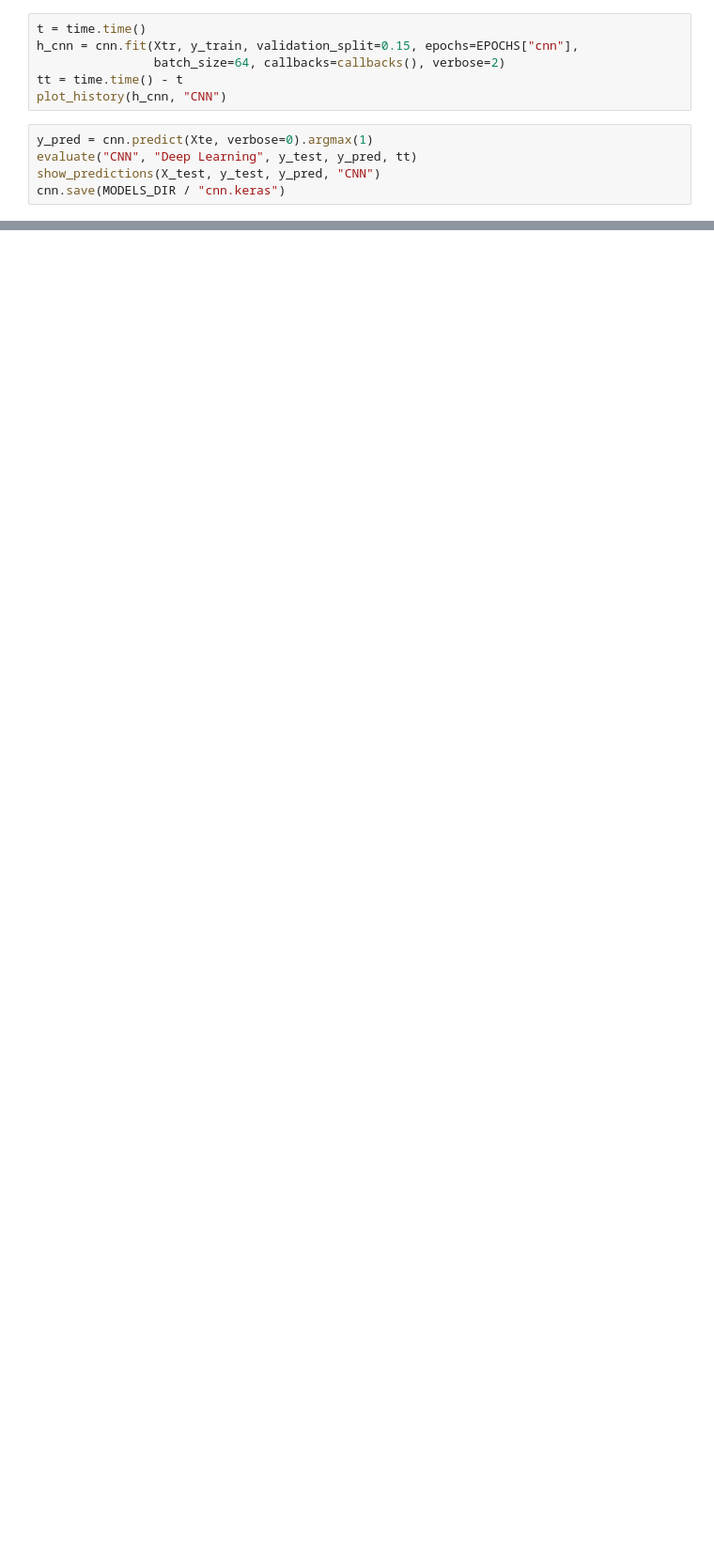
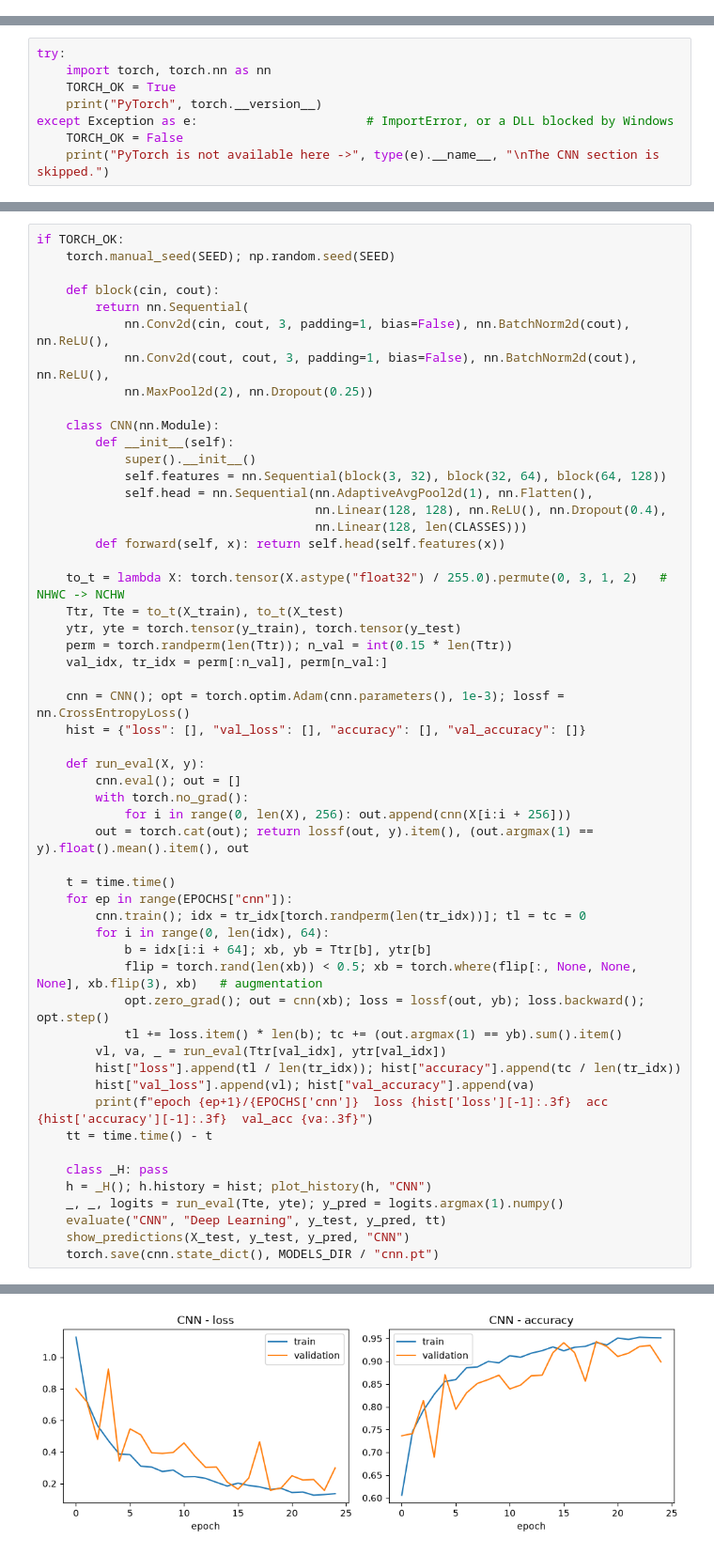
Before and after one commit to baliemna2222-dev/image-classification-ml, a Jupyter notebook: notebooks/04_deep_learning.ipynb, the cells around one changed output, grey strips where cells are left out. Shown at 94% size. Drawn from its saved outputs; the diff is of its cells as text; blank space fills up the shorter version.

```diff
--- a/notebooks/04_deep_learning.ipynb
+++ b/notebooks/04_deep_learning.ipynb
@@ -87,11 +105,0 @@ compile_(cnn); cnn.summary()
-# %%
-t = time.time()
-h_cnn = cnn.fit(Xtr, y_train, validation_split=0.15, epochs=EPOCHS["cnn"],
-                batch_size=64, callbacks=callbacks(), verbose=2)
-tt = time.time() - t
-plot_history(h_cnn, "CNN")
-# %%
-y_pred = cnn.predict(Xte, verbose=0).argmax(1)
-evaluate("CNN", "Deep Learning", y_test, y_pred, tt)
-show_predictions(X_test, y_test, y_pred, "CNN")
-cnn.save(MODELS_DIR / "cnn.keras")
@@ -99,0 +106,8 @@ cnn.save(MODELS_DIR / "cnn.keras")
+# %%
+try:
+    import torch, torch.nn as nn
+    TORCH_OK = True
+    print("PyTorch", torch.__version__)
+except Exception as e:                       # ImportError, or a DLL blocked by Windows
+    TORCH_OK = False
+    print("PyTorch is not available here ->", type(e).__name__, "\nThe CNN section is skipped.")
@@ -99,0 +116,55 @@ cnn.save(MODELS_DIR / "cnn.keras")
+# %%
+if TORCH_OK:
+    torch.manual_seed(SEED); np.random.seed(SEED)
+
+    def block(cin, cout):
+        return nn.Sequential(
+            nn.Conv2d(cin, cout, 3, padding=1, bias=False), nn.BatchNorm2d(cout), nn.ReLU(),
+            nn.Conv2d(cout, cout, 3, padding=1, bias=False), nn.BatchNorm2d(cout), nn.ReLU(),
+            nn.MaxPool2d(2), nn.Dropout(0.25))
+
+    class CNN(nn.Module):
+        def __init__(self):
+            super().__init__()
+            self.features = nn.Sequential(block(3, 32), block(32, 64), block(64, 128))
+            self.head = nn.Sequential(nn.AdaptiveAvgPool2d(1), nn.Flatten(),
+                                      nn.Linear(128, 128), nn.ReLU(), nn.Dropout(0.4),
+                                      nn.Linear(128, len(CLASSES)))
+        def forward(self, x): return self.head(self.features(x))
+
+    to_t = lambda X: torch.tensor(X.astype("float32") / 255.0).permute(0, 3, 1, 2)   # NHWC -> NCHW
+    Ttr, Tte = to_t(X_train), to_t(X_test)
+    ytr, yte = torch.tensor(y_train), torch.tensor(y_test)
+    perm = torch.randperm(len(Ttr)); n_val = int(0.15 * len(Ttr))
+    val_idx, tr_idx = perm[:n_val], perm[n_val:]
+
+    cnn = CNN(); opt = torch.optim.Adam(cnn.parameters(), 1e-3); lossf = nn.CrossEntropyLoss()
+    hist = {"loss": [], "val_loss": [], "accuracy": [], "val_accuracy": []}
+
+    def run_eval(X, y):
+        cnn.eval(); out = []
+        with torch.no_grad():
+            for i in range(0, len(X), 256): out.append(cnn(X[i:i + 256]))
+        out = torch.cat(out); return lossf(out, y).item(), (out.argmax(1) == y).float().mean().item(), out
+
+    t = time.time()
+    for ep in range(EPOCHS["cnn"]):
+        cnn.train(); idx = tr_idx[torch.randperm(len(tr_idx))]; tl = tc = 0
+        for i in range(0, len(idx), 64):
+            b = idx[i:i + 64]; xb, yb = Ttr[b], ytr[b]
+            flip = torch.rand(len(xb)) < 0.5; xb = torch.where(flip[:, None, None, None], xb.flip(3), xb)   # augmentation
+            opt.zero_grad(); out = cnn(xb); loss = lossf(out, yb); loss.backward(); opt.step()
+            tl += loss.item() * len(b); tc += (out.argmax(1) == yb).sum().item()
+        vl, va, _ = run_eval(Ttr[val_idx], ytr[val_idx])
+        hist["loss"].append(tl / len(tr_idx)); hist["accuracy"].append(tc / len(tr_idx))
+        hist["val_loss"].append(vl); hist["val_accuracy"].append(va)
+        print(f"epoch {ep+1}/{EPOCHS['cnn']}  loss {hist['loss'][-1]:.3f}  acc {hist['accuracy'][-1]:.3f}  val_acc {va:.3f}")
+    tt = time.time() - t
+
+    class _H: pass
+    h = _H(); h.history = hist; plot_history(h, "CNN")
+    _, _, logits = run_eval(Tte, yte); y_pred = logits.argmax(1).numpy()
+    evaluate("CNN", "Deep Learning", y_test, y_pred, tt)
+    show_predictions(X_test, y_test, y_pred, "CNN")
+    torch.save(cnn.state_dict(), MODELS_DIR / "cnn.pt")
+# %% [output]
@@ -99,0 +188 @@ cnn.save(MODELS_DIR / "cnn.keras")
+[figure, added]
```
Also changed, not shown: parts of 18 cells of this notebook, 4 other files.
